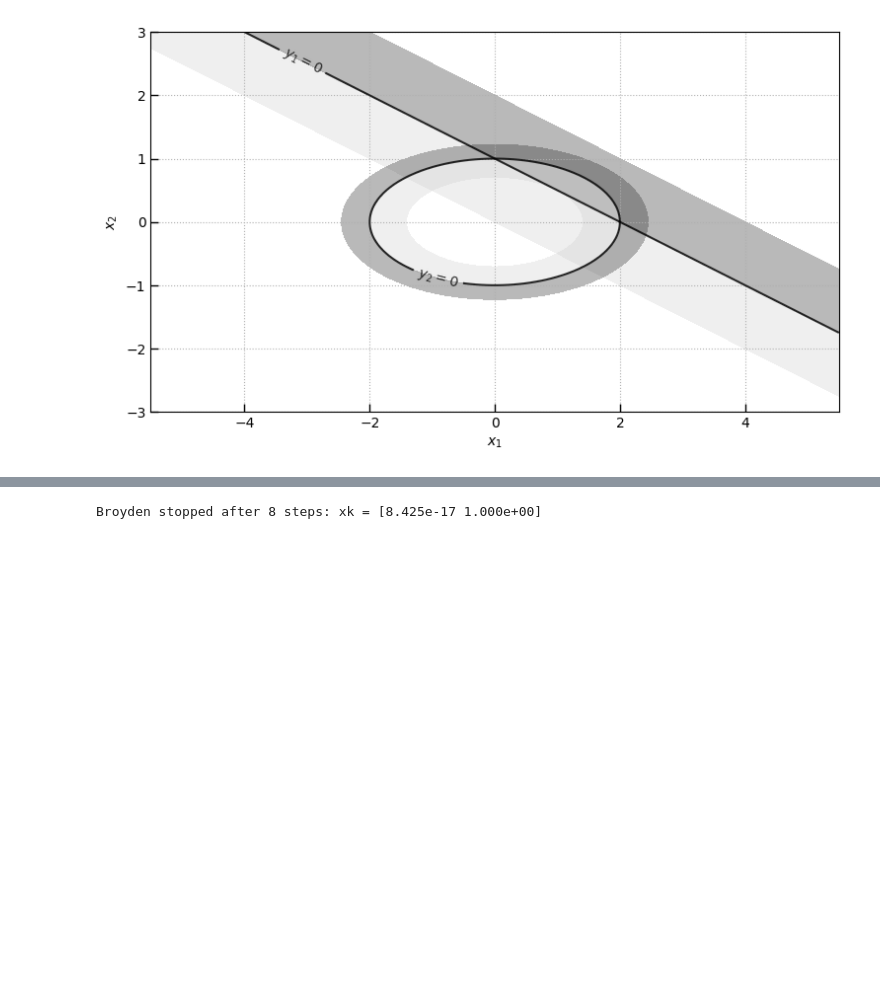
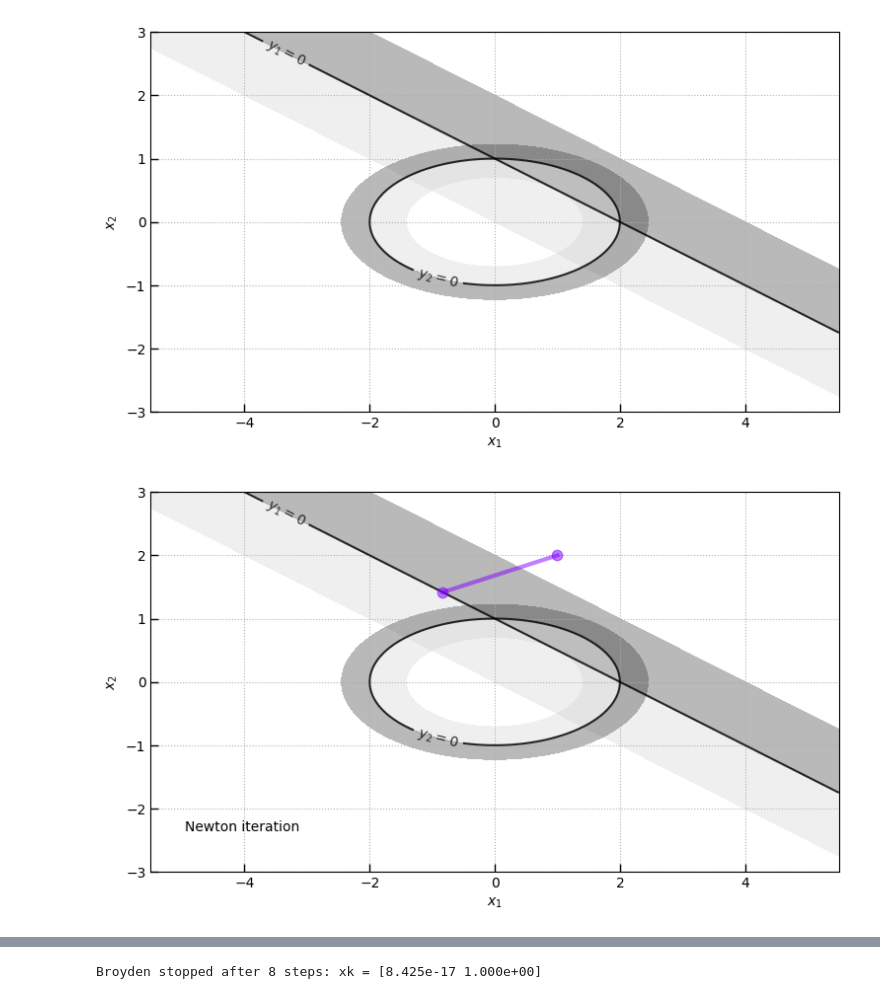
Before and after one commit to gbrammer/scientific-computing, a Jupyter notebook: week4-systems-of-nonlinear-equations.ipynb, the cells around one changed output, grey strips where cells are left out. Saved outputs shown, nothing was run; the diff lists cells and outputs as text; code cells hidden in the pictures; blank space fills up the shorter version.

```diff
--- a/week4-systems-of-nonlinear-equations.ipynb
+++ b/week4-systems-of-nonlinear-equations.ipynb
@@ -119,14 +131,23 @@ fig, ax = plot_nonlinear_system(func)
+# %%
+# x[0] = x; x[1] = y
+def func(x):
+    return np.array([x[0]**3 + x[1] - 1,
+                     x[1]**3 - x[0] + 1])
+def jac(x):
+    return np.array([[3 * x[0]**2, 1        ],
+                     [-1,          3 * x[1]**2]])
 # %%
 def newton_step(xk, func, jac, damp=1, tol=1.e-12):
-    sk = np.linalg.solve(jac(xk), -func(xk))
+    sk = np.linalg.solve(jac(xk), -func(xk)) # sk = Delta x_k
+
     if np.linalg.norm(sk, ord=np.inf) < tol:
-        return xk, None
+        return xk, np.full(2, tol)
 
     xk1 = xk + sk
     return xk1, sk
 # %%
-xk = [0,0.0]
+xk = [0., 0.]
 for j in range(10):
-    xk, s = newton_step(np.array(xk), func, jac)
-    print(f"k={j+1:>2}: ({xk[0]:8.5f} , {xk[1]:8.5f} )")
+    xk, sk = newton_step(xk, func, jac)
+    print(f"x_{j+1:<2} = ({xk[0]:8.5f} , {xk[1]:8.5f} )   || sk || = {np.linalg.norm(sk, np.inf):.1e}")
 # %% [output]
@@ -174,3 +193,7 @@ def show_newton(func, jac, x0=[1,2], nsteps=10):
         ax.plot(*np.array([xprev, xk]).T, color=plt.cm.rainbow(i/nsteps), marker='.',
                 alpha=0.5, markersize=15, linewidth=3)
         xprev = xk
+# %%
+show_newton(func, jac, x0=[1,2], nsteps=1)
+# %% [output]
+[figure, added]
```
Also changed, not shown: parts of 10 cells of this notebook.
